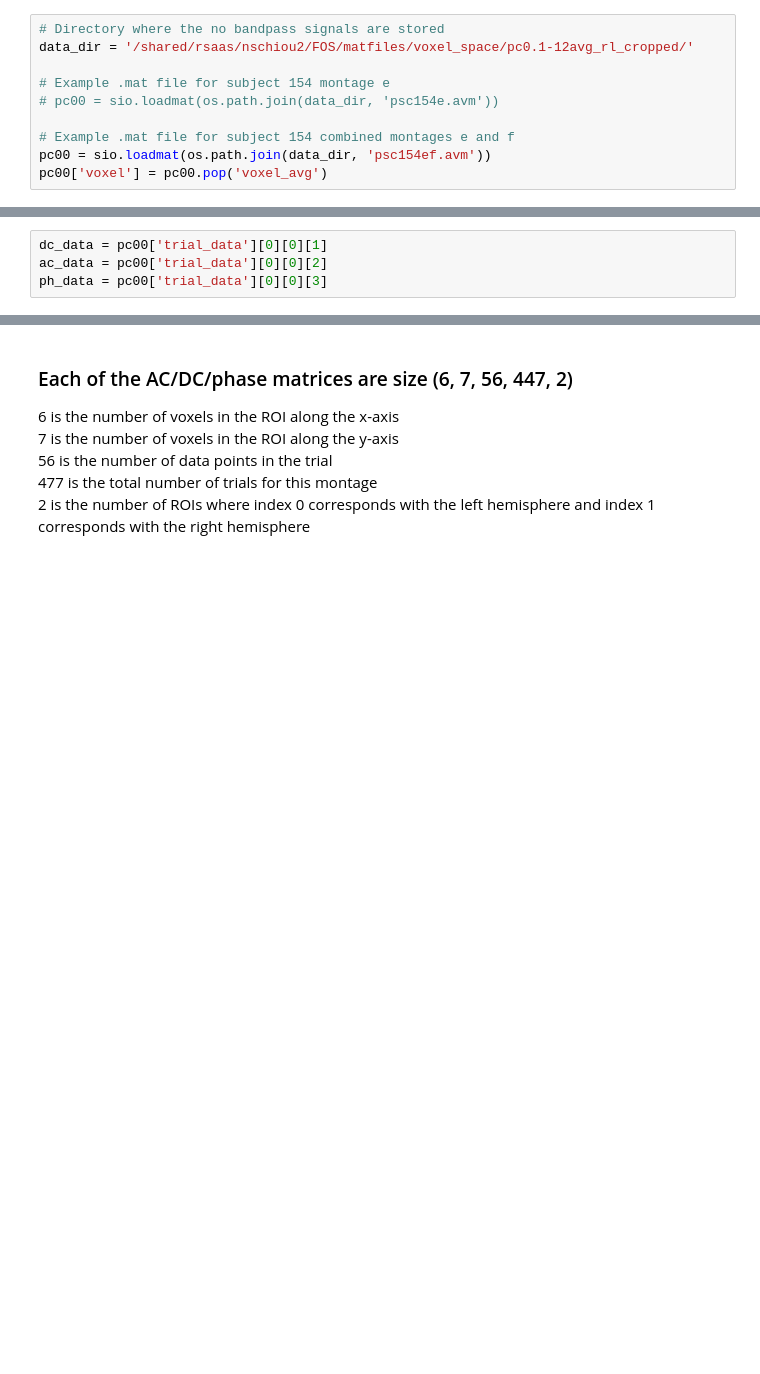
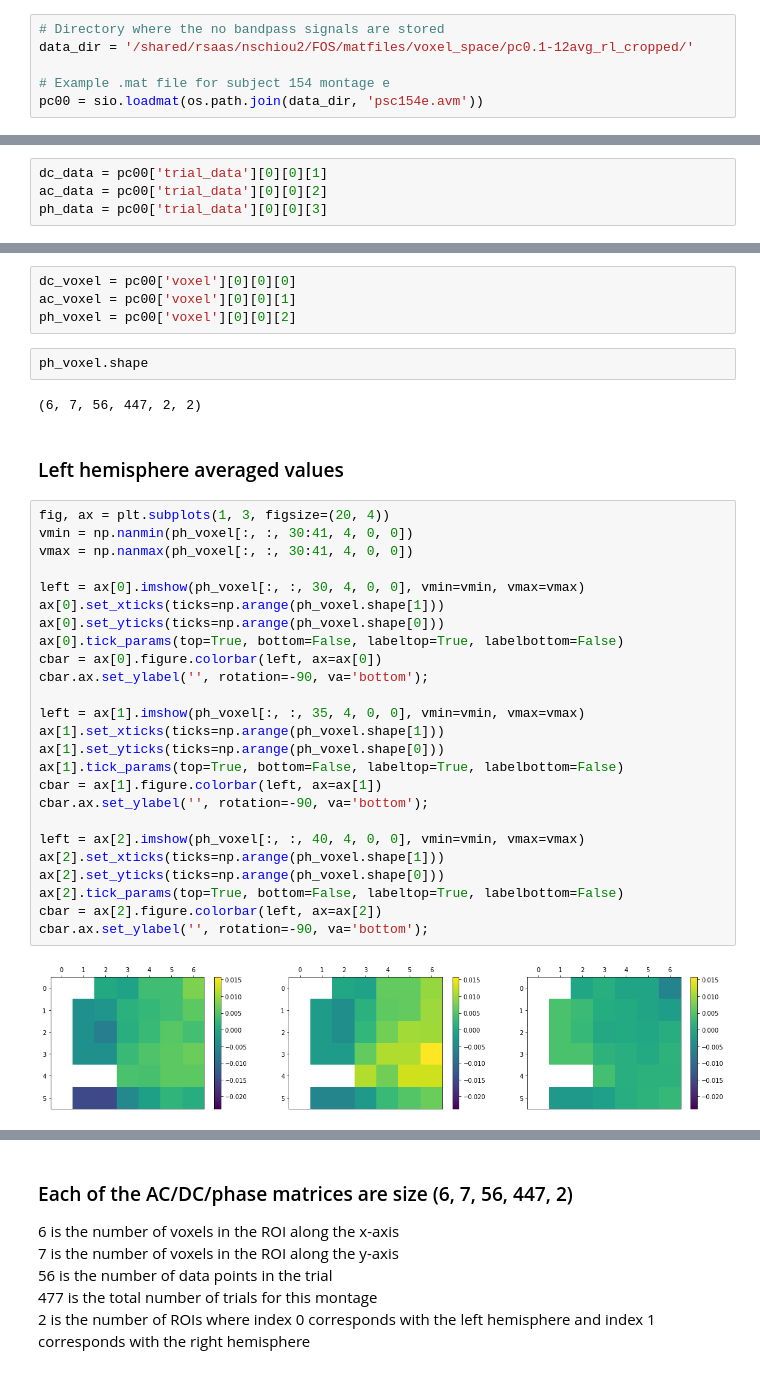
Before and after one commit to nicchiou/mindportal, a Jupyter notebook: preprocessing/data_visualization.ipynb, the cells around one changed output, grey strips where cells are left out. Drawn from its saved outputs; the diff is of its cells as text; blank space fills up the shorter version.

Commit message:
NC: Investigation of channel/voxel trends across subjects.

```diff
--- a/preprocessing/data_visualization.ipynb
+++ b/preprocessing/data_visualization.ipynb
@@ -116,11 +116,7 @@ plt.show()
 data_dir = '/shared/rsaas/nschiou2/FOS/matfiles/voxel_space/pc0.1-12avg_rl_cropped/'
 
 # Example .mat file for subject 154 montage e
-# pc00 = sio.loadmat(os.path.join(data_dir, 'psc154e.avm'))
-
-# Example .mat file for subject 154 combined montages e and f
-pc00 = sio.loadmat(os.path.join(data_dir, 'psc154ef.avm'))
-pc00['voxel'] = pc00.pop('voxel_avg')
+pc00 = sio.loadmat(os.path.join(data_dir, 'psc154e.avm'))
 # %% [markdown]
 ### The header file contains information about recording
 # %%
@@ -192,0 +202,37 @@ ph_data = pc00['trial_data'][0][0][3]
+# %%
+dc_voxel = pc00['voxel'][0][0][0]
+ac_voxel = pc00['voxel'][0][0][1]
+ph_voxel = pc00['voxel'][0][0][2]
+# %%
+ph_voxel.shape
+# %% [output]
+(6, 7, 56, 447, 2, 2)
+# %% [markdown]
+### Left hemisphere averaged values
+# %%
+fig, ax = plt.subplots(1, 3, figsize=(20, 4))
+vmin = np.nanmin(ph_voxel[:, :, 30:41, 4, 0, 0])
+vmax = np.nanmax(ph_voxel[:, :, 30:41, 4, 0, 0])
+
+left = ax[0].imshow(ph_voxel[:, :, 30, 4, 0, 0], vmin=vmin, vmax=vmax)
+ax[0].set_xticks(ticks=np.arange(ph_voxel.shape[1]))
+ax[0].set_yticks(ticks=np.arange(ph_voxel.shape[0]))
+ax[0].tick_params(top=True, bottom=False, labeltop=True, labelbottom=False)
+cbar = ax[0].figure.colorbar(left, ax=ax[0])
+cbar.ax.set_ylabel('', rotation=-90, va='bottom');
+
+left = ax[1].imshow(ph_voxel[:, :, 35, 4, 0, 0], vmin=vmin, vmax=vmax)
+ax[1].set_xticks(ticks=np.arange(ph_voxel.shape[1]))
+ax[1].set_yticks(ticks=np.arange(ph_voxel.shape[0]))
+ax[1].tick_params(top=True, bottom=False, labeltop=True, labelbottom=False)
+cbar = ax[1].figure.colorbar(left, ax=ax[1])
+cbar.ax.set_ylabel('', rotation=-90, va='bottom');
+
+left = ax[2].imshow(ph_voxel[:, :, 40, 4, 0, 0], vmin=vmin, vmax=vmax)
+ax[2].set_xticks(ticks=np.arange(ph_voxel.shape[1]))
+ax[2].set_yticks(ticks=np.arange(ph_voxel.shape[0]))
+ax[2].tick_params(top=True, bottom=False, labeltop=True, labelbottom=False)
+cbar = ax[2].figure.colorbar(left, ax=ax[2])
+cbar.ax.set_ylabel('', rotation=-90, va='bottom');
+# %% [output]
+[figure, added]
```
Also changed, not shown: parts of 64 cells of this notebook, 2 other files.
